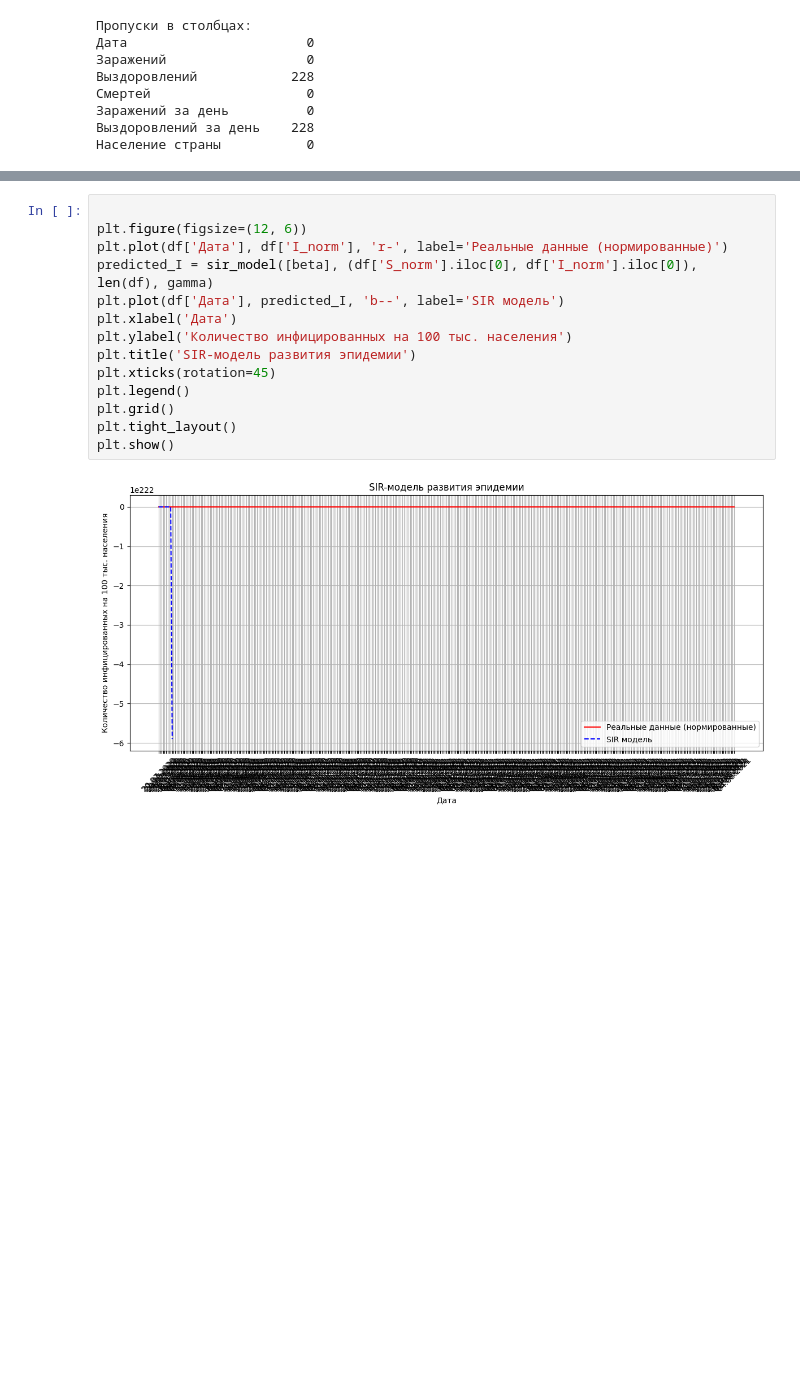
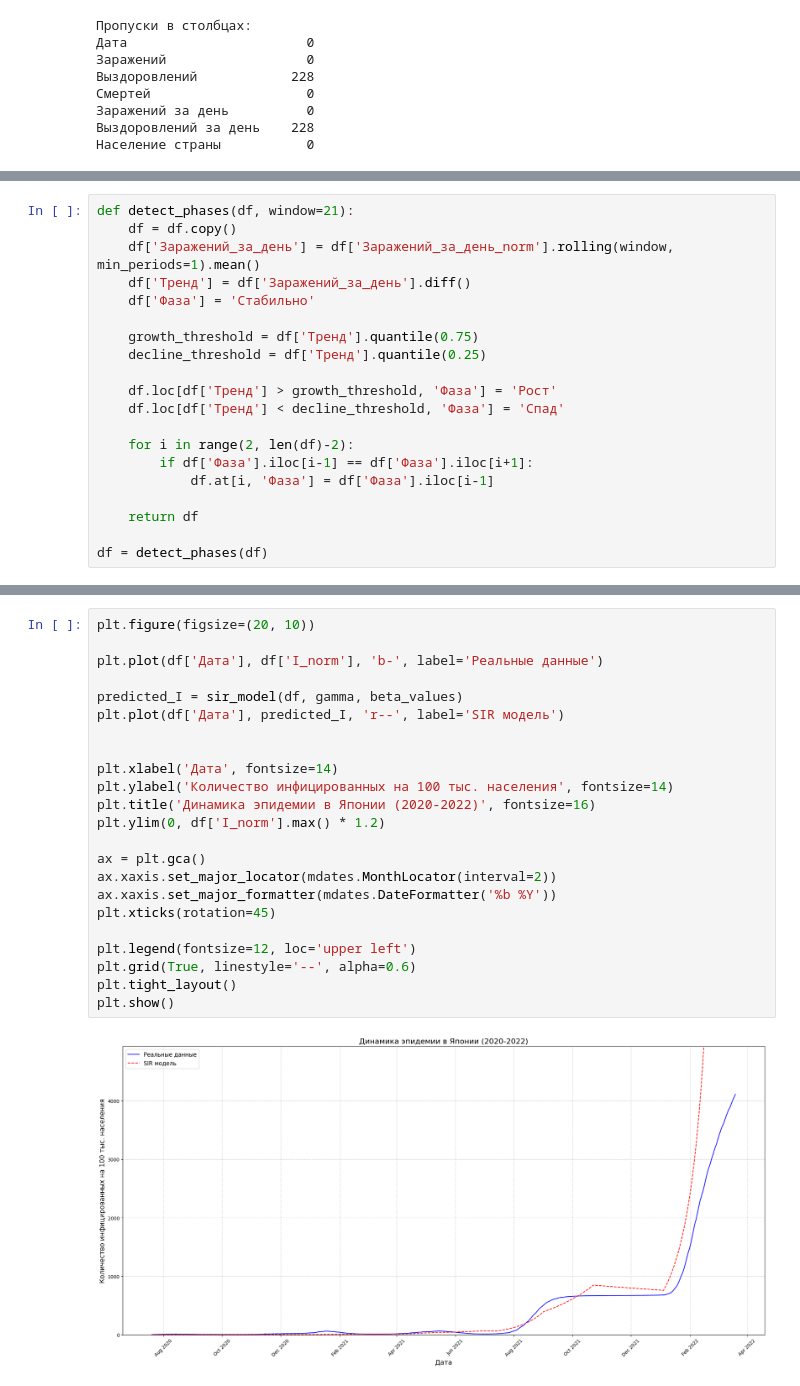
Before and after one commit to AntoninaRemizova/Minor, a Jupyter notebook: Ремизова_ДЗ_1.ipynb, the cells around one changed output, grey strips where cells are left out. Drawn from its saved outputs; the diff is of its cells as text; blank space fills up the shorter version.

```diff
--- a/Ремизова_ДЗ_1.ipynb
+++ b/Ремизова_ДЗ_1.ipynb
@@ -222,0 +216,20 @@ Notes:
+# %%
+def detect_phases(df, window=21):
+    df = df.copy()
+    df['Заражений_за_день'] = df['Заражений_за_день_norm'].rolling(window, min_periods=1).mean()
+    df['Тренд'] = df['Заражений_за_день'].diff()
+    df['Фаза'] = 'Стабильно'
+
+    growth_threshold = df['Тренд'].quantile(0.75)
+    decline_threshold = df['Тренд'].quantile(0.25)
+
+    df.loc[df['Тренд'] > growth_threshold, 'Фаза'] = 'Рост'
+    df.loc[df['Тренд'] < decline_threshold, 'Фаза'] = 'Спад'
+
+    for i in range(2, len(df)-2):
+        if df['Фаза'].iloc[i-1] == df['Фаза'].iloc[i+1]:
+            df.at[i, 'Фаза'] = df['Фаза'].iloc[i-1]
+
+    return df
+
+df = detect_phases(df)
@@ -237,16 +291,25 @@ def sir_model(params, initial_conditions, days, gamma):
 # %%
+plt.figure(figsize=(20, 10))
 
-plt.figure(figsize=(12, 6))
-plt.plot(df['Дата'], df['I_norm'], 'r-', label='Реальные данные (нормированные)')
-predicted_I = sir_model([beta], (df['S_norm'].iloc[0], df['I_norm'].iloc[0]), len(df), gamma)
-plt.plot(df['Дата'], predicted_I, 'b--', label='SIR модель')
-plt.xlabel('Дата')
-plt.ylabel('Количество инфицированных на 100 тыс. населения')
-plt.title('SIR-модель развития эпидемии')
+plt.plot(df['Дата'], df['I_norm'], 'b-', label='Реальные данные')
+
+predicted_I = sir_model(df, gamma, beta_values)
+plt.plot(df['Дата'], predicted_I, 'r--', label='SIR модель')
+
+
+plt.xlabel('Дата', fontsize=14)
+plt.ylabel('Количество инфицированных на 100 тыс. населения', fontsize=14)
+plt.title('Динамика эпидемии в Японии (2020-2022)', fontsize=16)
+plt.ylim(0, df['I_norm'].max() * 1.2)
+
+ax = plt.gca()
+ax.xaxis.set_major_locator(mdates.MonthLocator(interval=2))
+ax.xaxis.set_major_formatter(mdates.DateFormatter('%b %Y'))
 plt.xticks(rotation=45)
-plt.legend()
-plt.grid()
+
+plt.legend(fontsize=12, loc='upper left')
+plt.grid(True, linestyle='--', alpha=0.6)
 plt.tight_layout()
 plt.show()
 # %% [output]
-[figure, old version]
+[figure, new version]
```
Also changed, not shown: parts of 38 cells of this notebook.
